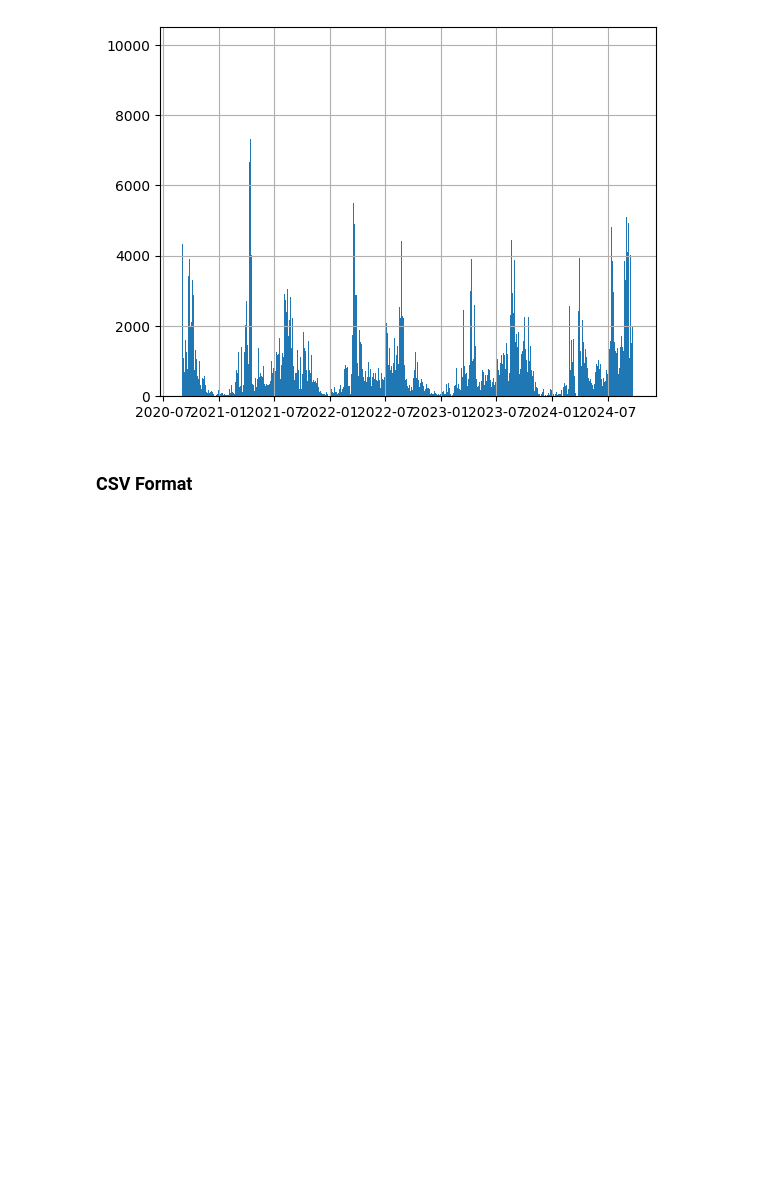
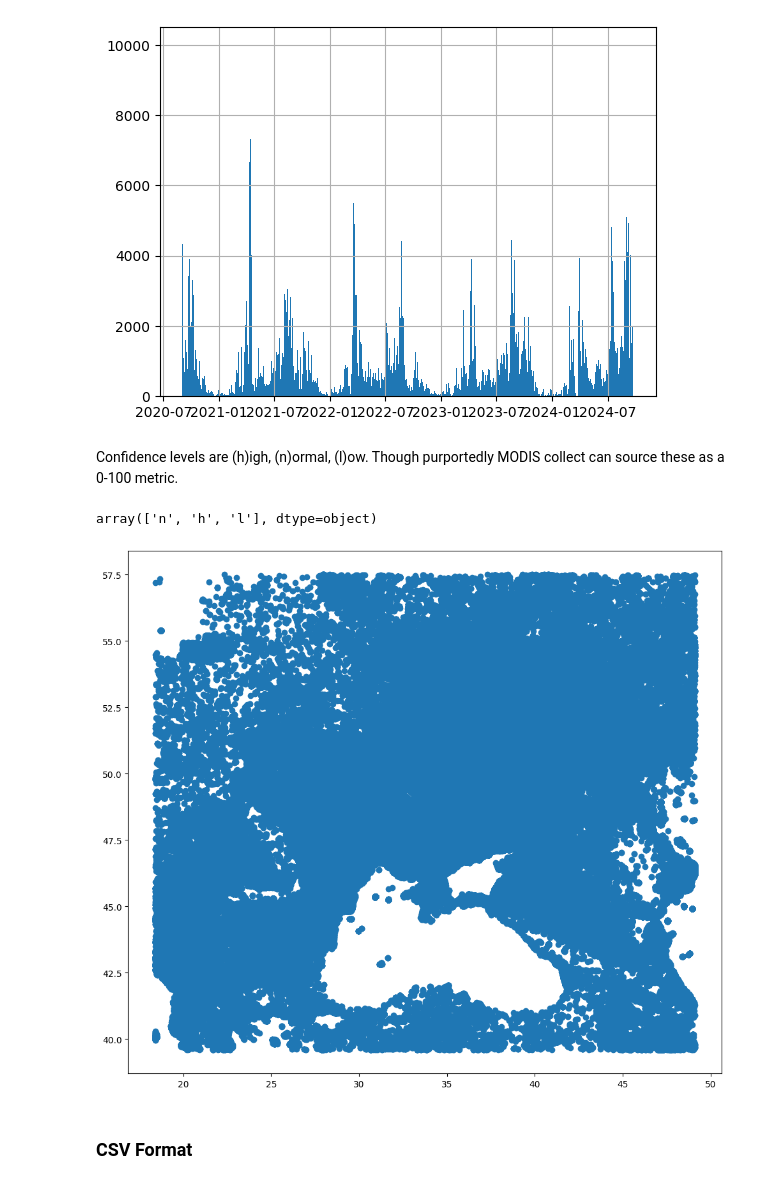
Before and after one commit to auto-d/ukraine_analysis, a Jupyter notebook: eda.ipynb, the cells around one changed output. Drawn from its saved outputs; the diff is of its cells as text; code cells hidden in the pictures; blank space fills up the shorter version.

```diff
--- a/eda.ipynb
+++ b/eda.ipynb
@@ -264,6 +322,27 @@ gdf['ACQ_DATE'].hist(bins=1000)
 # %% [output]
 <Axes: >
 [figure]
+# %% [markdown]
+Confidence levels are (h)igh, (n)ormal, (l)ow. Though purportedly MODIS collect can source these as a 0-100 metric.
+# %%
+gdf['CONFIDENCE'].unique()
+# %% [output]
+array(['n', 'h', 'l'], dtype=object)
+# %%
+import matplotlib.pyplot as plt
+
+def plot_points(gdf):
+    """
+    Accept a geopandas dataframe with Point geometry (shapely.geometry.Point) and plots it
+    """
+    # @todo validate gdf.geom_type[0:-1] == 'Point' ? maybe unnecessary
+
+    fig, ax = plt.subplots(figsize=(12,12))
+    gdf.plot(ax=ax)
+# %%
+plot_points(gdf)
+# %% [output]
+[figure, added]
 # %% [markdown]
 ### CSV Format
 # %%
```
Also changed, not shown: parts of 68 cells of this notebook.
